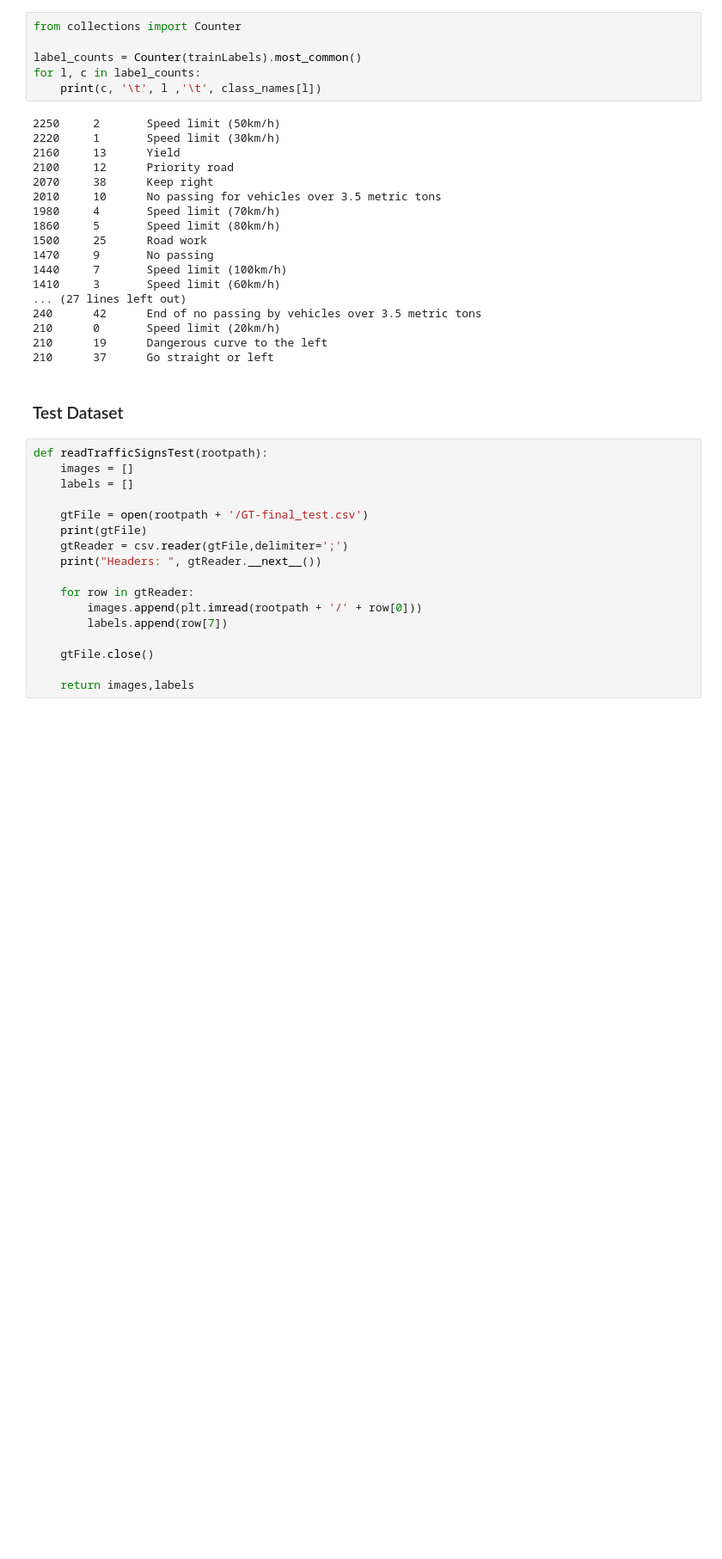
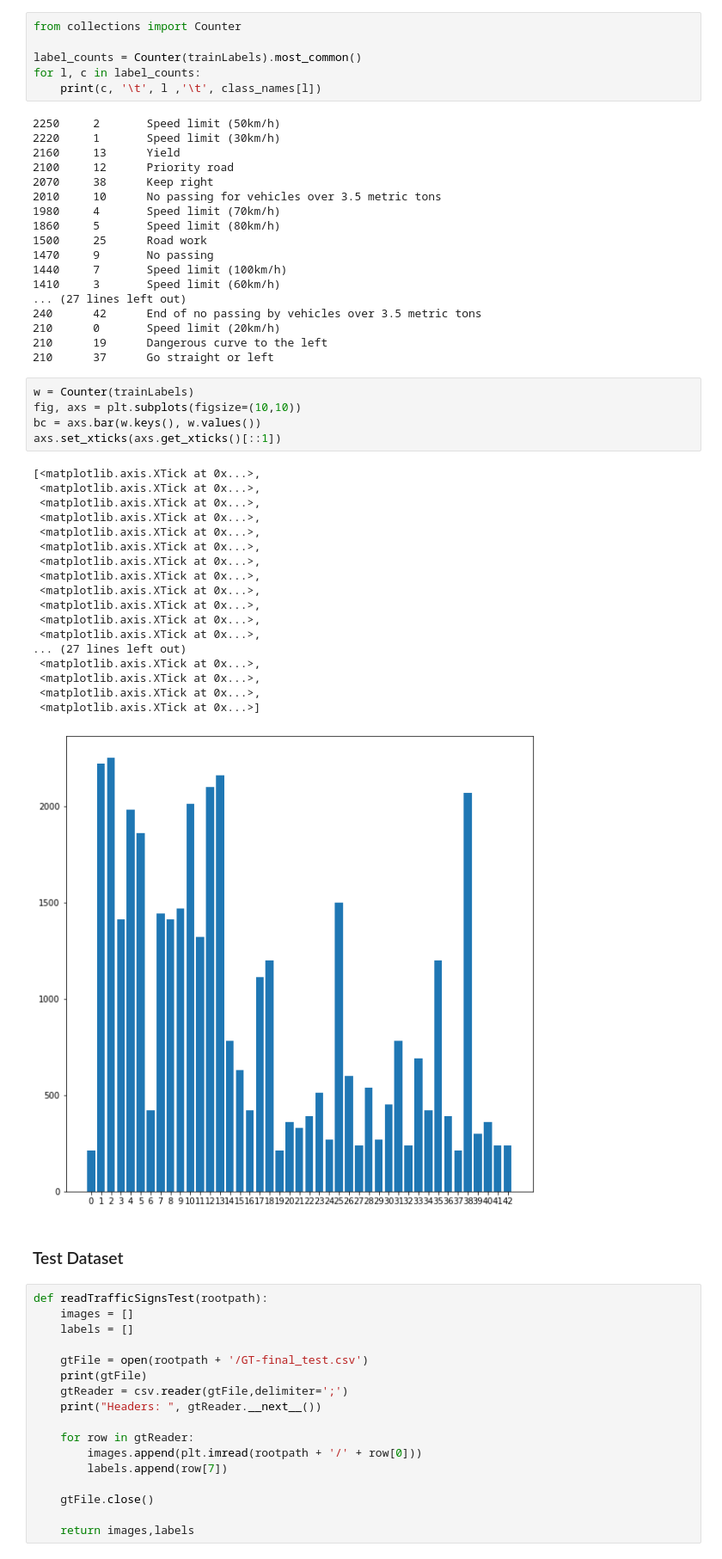
Before and after one commit to mehrotrasan16/NoisyGANMisclassifier, a Jupyter notebook: GTRSB_DataPreprocessing.ipynb, the cells around one changed output. Shown at 86% size. Drawn from its saved outputs; the diff is of its cells as text; blank space fills up the shorter version.

```diff
--- a/GTRSB_DataPreprocessing.ipynb
+++ b/GTRSB_DataPreprocessing.ipynb
@@ -130,6 +150,30 @@ for l, c in label_counts:
 210      0       Speed limit (20km/h)
 210      19      Dangerous curve to the left
 210      37      Go straight or left
+# %%
+w = Counter(trainLabels)
+fig, axs = plt.subplots(figsize=(10,10))
+bc = axs.bar(w.keys(), w.values())
+axs.set_xticks(axs.get_xticks()[::1])
+# %% [output]
+[<matplotlib.axis.XTick at 0x...>,
+ <matplotlib.axis.XTick at 0x...>,
+ <matplotlib.axis.XTick at 0x...>,
+ <matplotlib.axis.XTick at 0x...>,
+ <matplotlib.axis.XTick at 0x...>,
+ <matplotlib.axis.XTick at 0x...>,
+ <matplotlib.axis.XTick at 0x...>,
+ <matplotlib.axis.XTick at 0x...>,
+ <matplotlib.axis.XTick at 0x...>,
+ <matplotlib.axis.XTick at 0x...>,
+ <matplotlib.axis.XTick at 0x...>,
+ <matplotlib.axis.XTick at 0x...>,
+... (27 lines left out)
+ <matplotlib.axis.XTick at 0x...>,
+ <matplotlib.axis.XTick at 0x...>,
+ <matplotlib.axis.XTick at 0x...>,
+ <matplotlib.axis.XTick at 0x...>]
+[figure, added]
 # %% [markdown]
 ### Test Dataset
 # %%
```
Also changed, not shown: parts of 28 cells of this notebook, 46 other files.
